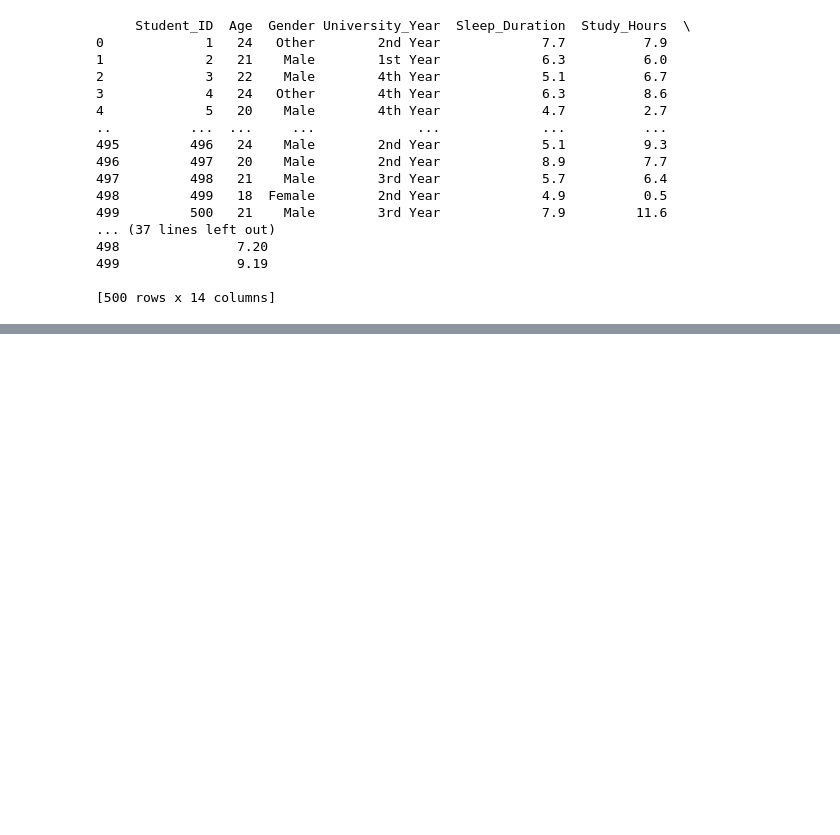
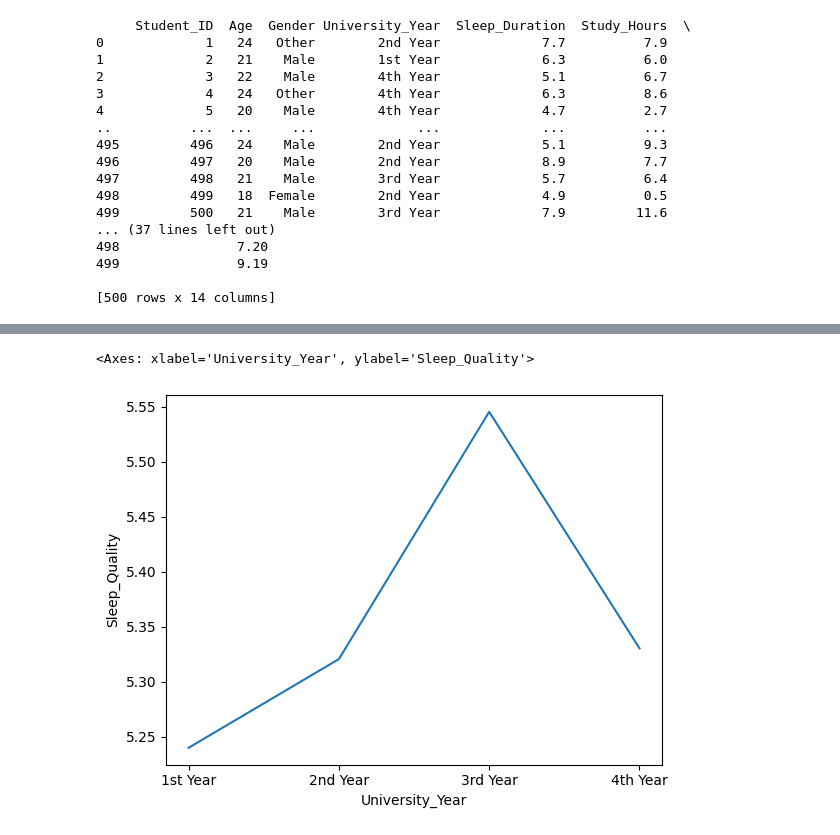
Before and after one commit to aaronkr-classroom/0-team-project-team-b, a Jupyter notebook: main.ipynb, the cells around one changed output, grey strips where cells are left out. Cells and saved outputs as stored; diff of their text form; code cells hidden in the pictures; blank space fills up the shorter version.

```diff
--- a/main.ipynb
+++ b/main.ipynb
@@ -34,0 +104,6 @@ print(student)
+# %%
+student_University_Year =student.groupby("University_Year").agg({"Sleep_Quality":"mean"}).reset_index()
+sns.lineplot(x='University_Year',y='Sleep_Quality',data=student_University_Year)
+# %% [output]
+<Axes: xlabel='University_Year', ylabel='Sleep_Quality'>
+[figure, added]
```
Also changed, not shown: parts of 15 cells of this notebook.
